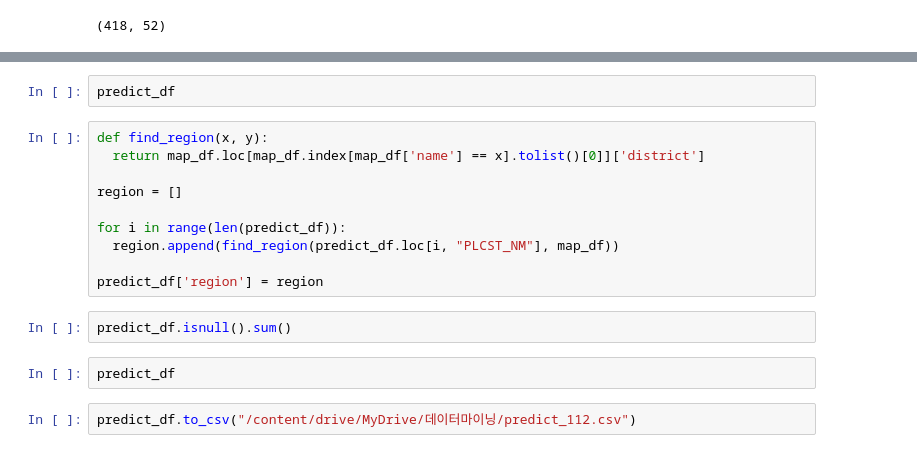
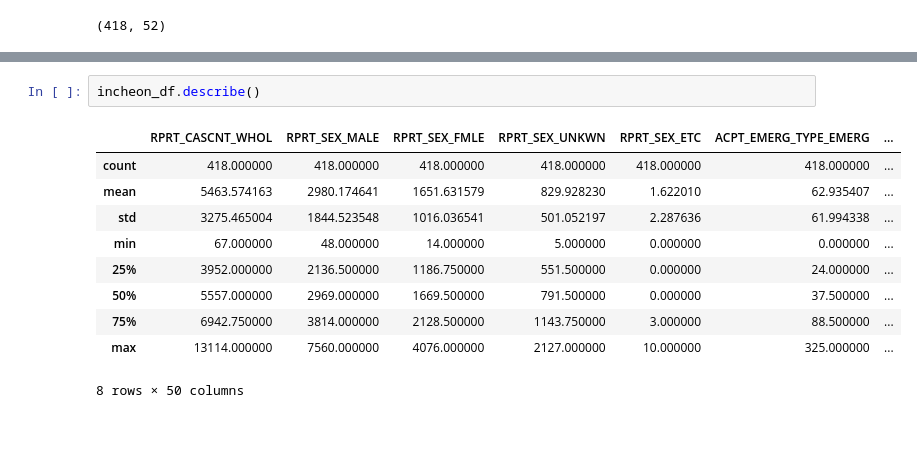
Before and after one commit to geun-hyoung/python-exploratory-data-analysis-police-data, a Jupyter notebook: Data_Clenaing&EDA.ipynb, the cells around one changed output, grey strips where cells are left out. Cells and saved outputs as stored; diff of their text form.

```diff
--- a/Data_Clenaing&EDA.ipynb
+++ b/Data_Clenaing&EDA.ipynb
@@ -404,18 +316,13 @@ predict_df.reset_index(drop = True, inplace = True)
-# %%
-predict_df
-# %%
-def find_region(x, y):
-  return map_df.loc[map_df.index[map_df['name'] == x].tolist()[0]]['district']
-
-region = []
-
-for i in range(len(predict_df)):
-  region.append(find_region(predict_df.loc[i, "PLCST_NM"], map_df))
-
-predict_df['region'] = region
-# %%
-predict_df.isnull().sum()
-# %%
-predict_df
-# %%
-predict_df.to_csv("/content/drive/MyDrive/데이터마이닝/predict_112.csv")
+# %%
+incheon_df.describe()
+# %% [output]
+|  | RPRT_CASCNT_WHOL | RPRT_SEX_MALE | RPRT_SEX_FMLE | RPRT_SEX_UNKWN | RPRT_SEX_ETC | ACPT_EMERG_TYPE_EMERG | ... |
+| count | 418.000000 | 418.000000 | 418.000000 | 418.000000 | 418.000000 | 418.000000 | ... |
+| mean | 5463.574163 | 2980.174641 | 1651.631579 | 829.928230 | 1.622010 | 62.935407 | ... |
+| std | 3275.465004 | 1844.523548 | 1016.036541 | 501.052197 | 2.287636 | 61.994338 | ... |
+| min | 67.000000 | 48.000000 | 14.000000 | 5.000000 | 0.000000 | 0.000000 | ... |
+| 25% | 3952.000000 | 2136.500000 | 1186.750000 | 551.500000 | 0.000000 | 24.000000 | ... |
+| 50% | 5557.000000 | 2969.000000 | 1669.500000 | 791.500000 | 0.000000 | 37.500000 | ... |
+| 75% | 6942.750000 | 3814.000000 | 2128.500000 | 1143.750000 | 3.000000 | 88.500000 | ... |
+| max | 13114.000000 | 7560.000000 | 4076.000000 | 2127.000000 | 10.000000 | 325.000000 | ... |
+8 rows × 50 columns
```
Also changed, not shown: parts of 20 cells of this notebook.
